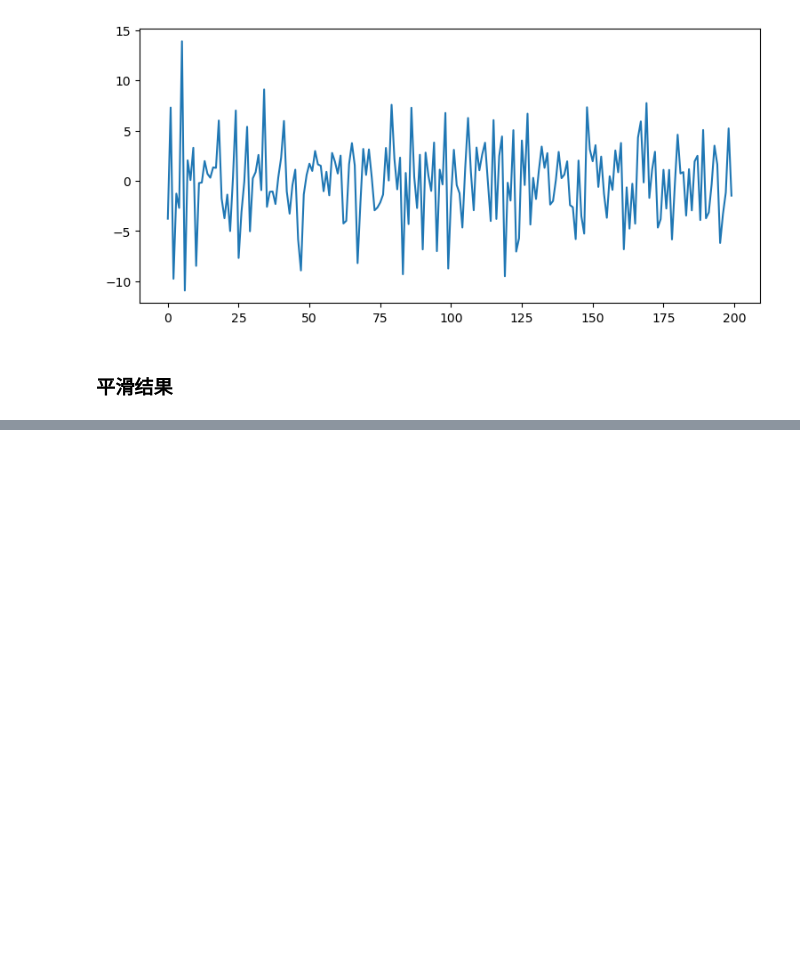
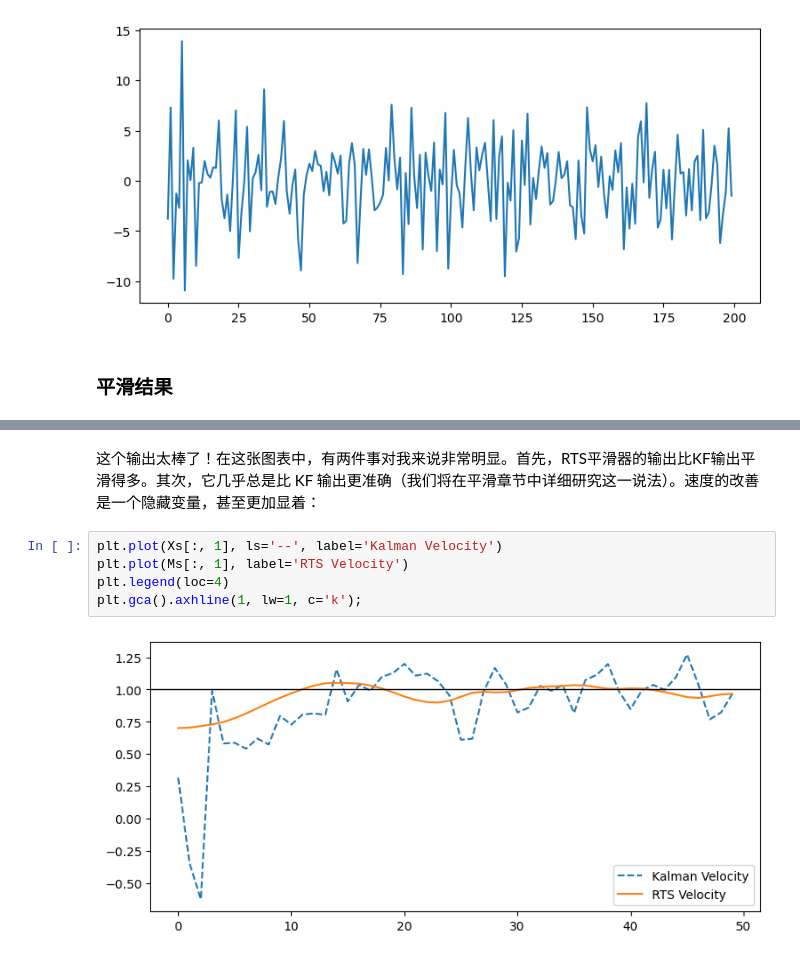
Before and after one commit to SunJianboGitHub/KalmanFilter, a Jupyter notebook: 06-多元卡尔曼滤波器.ipynb, the cells around one changed output, grey strips where cells are left out. Drawn from its saved outputs; the diff is of its cells as text; blank space fills up the shorter version.

```diff
--- a/06-多元卡尔曼滤波器.ipynb
+++ b/06-多元卡尔曼滤波器.ipynb
@@ -1653,0 +1679,9 @@ plt.plot(s.y);
+# %% [markdown]
+这个输出太棒了！在这张图表中，有两件事对我来说非常明显。首先，RTS平滑器的输出比KF输出平滑得多。其次，它几乎总是比 KF 输出更准确（我们将在平滑章节中详细研究这一说法）。速度的改善是一个隐藏变量，甚至更加显着：
+# %%
+plt.plot(Xs[:, 1], ls='--', label='Kalman Velocity')
+plt.plot(Ms[:, 1], label='RTS Velocity')
+plt.legend(loc=4)
+plt.gca().axhline(1, lw=1, c='k');
+# %% [output]
+[figure, added]
```
Also changed, not shown: parts of 19 cells of this notebook.
